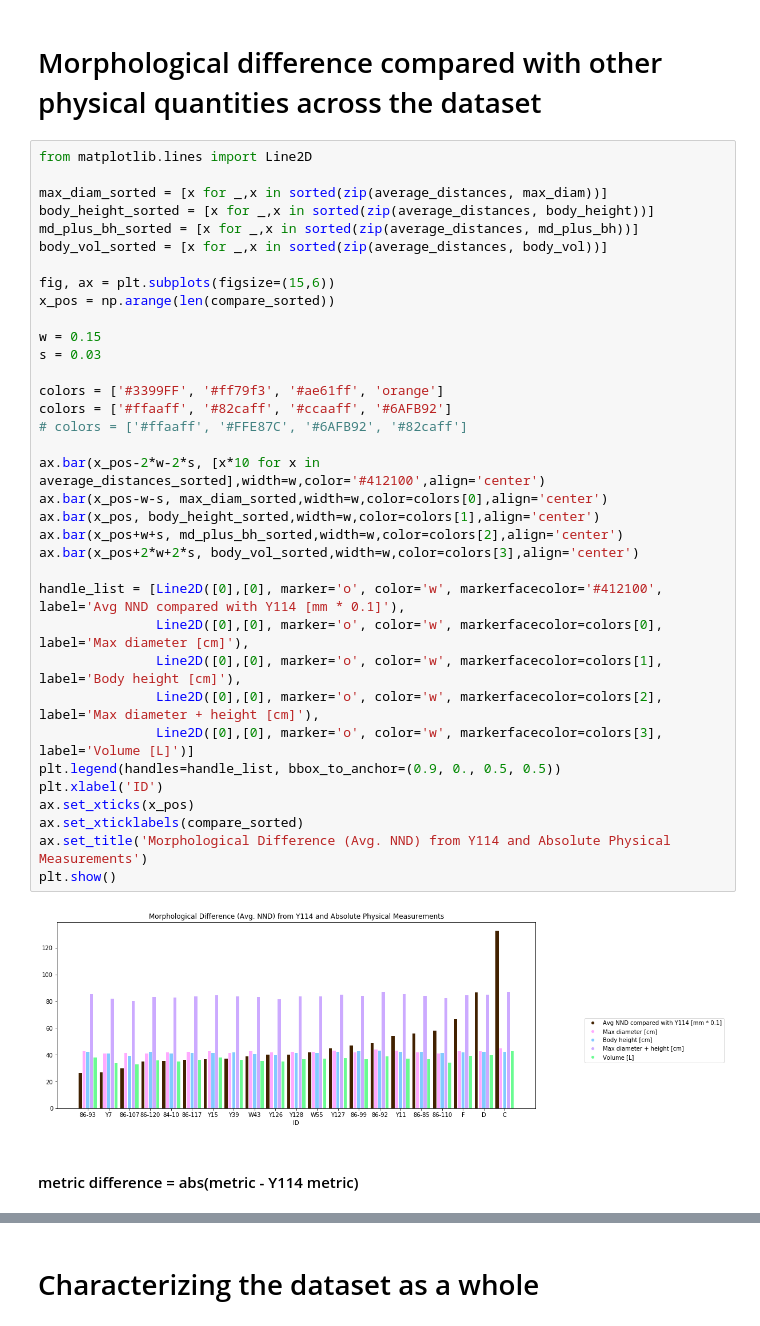
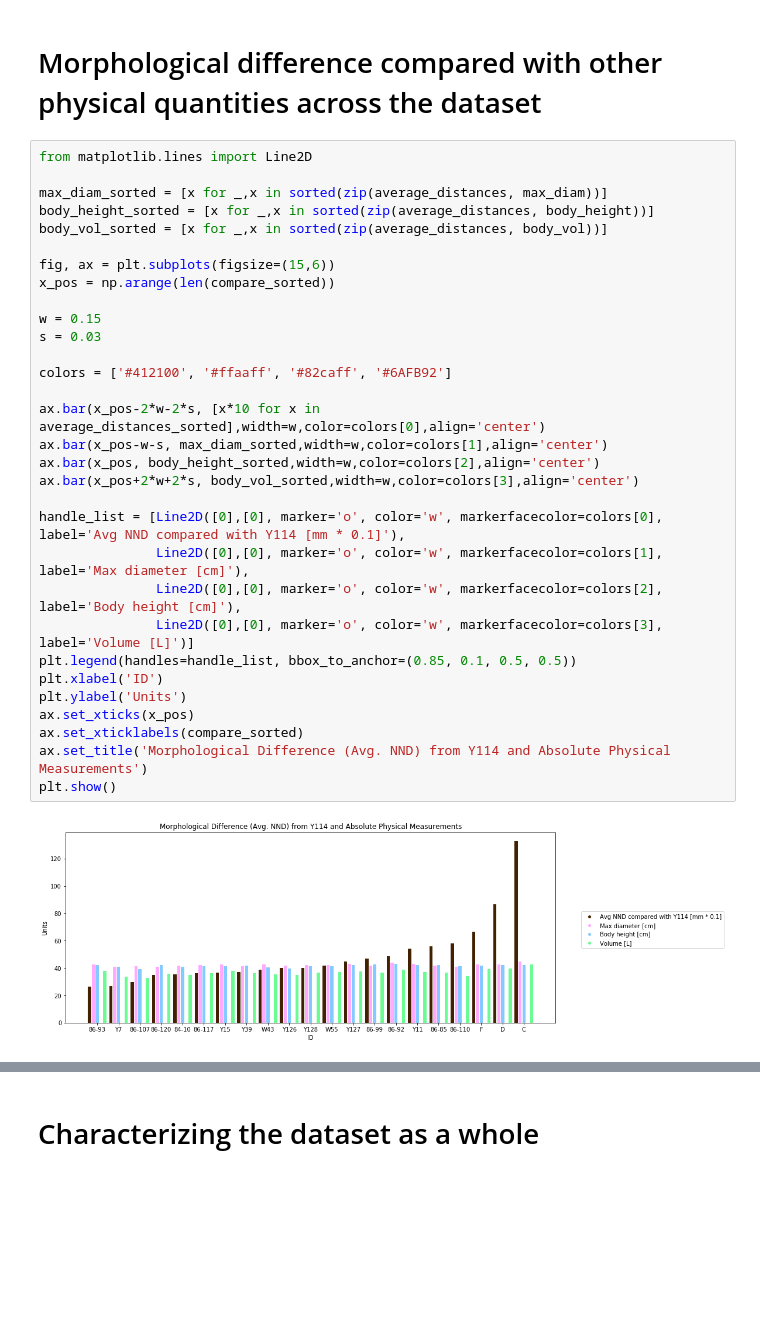
Before and after one commit to jennyvo2020/amphora, a Jupyter notebook: yassiada/total/part_2_compare_full.ipynb, the cells around one changed output, grey strips where cells are left out. Drawn from its saved outputs; the diff is of its cells as text; blank space fills up the shorter version.

```diff
--- a/yassiada/total/part_2_compare_full.ipynb
+++ b/yassiada/total/part_2_compare_full.ipynb
@@ -166,39 +165,33 @@ range body vol:     327.9 -> 425.5 L
 # %%
 from matplotlib.lines import Line2D
 
 max_diam_sorted = [x for _,x in sorted(zip(average_distances, max_diam))]
 body_height_sorted = [x for _,x in sorted(zip(average_distances, body_height))]
-md_plus_bh_sorted = [x for _,x in sorted(zip(average_distances, md_plus_bh))]
 body_vol_sorted = [x for _,x in sorted(zip(average_distances, body_vol))]
 
 fig, ax = plt.subplots(figsize=(15,6))
 x_pos = np.arange(len(compare_sorted))
 
 w = 0.15
 s = 0.03
 
-colors = ['#3399FF', '#ff79f3', '#ae61ff', 'orange']
-colors = ['#ffaaff', '#82caff', '#ccaaff', '#6AFB92']
-# colors = ['#ffaaff', '#FFE87C', '#6AFB92', '#82caff']
+colors = ['#412100', '#ffaaff', '#82caff', '#6AFB92']
 
-ax.bar(x_pos-2*w-2*s, [x*10 for x in average_distances_sorted],width=w,color='#412100',align='center')
-ax.bar(x_pos-w-s, max_diam_sorted,width=w,color=colors[0],align='center')
-ax.bar(x_pos, body_height_sorted,width=w,color=colors[1],align='center')
-ax.bar(x_pos+w+s, md_plus_bh_sorted,width=w,color=colors[2],align='center')
+ax.bar(x_pos-2*w-2*s, [x*10 for x in average_distances_sorted],width=w,color=colors[0],align='center')
+ax.bar(x_pos-w-s, max_diam_sorted,width=w,color=colors[1],align='center')
+ax.bar(x_pos, body_height_sorted,width=w,color=colors[2],align='center')
 ax.bar(x_pos+2*w+2*s, body_vol_sorted,width=w,color=colors[3],align='center')
 
-handle_list = [Line2D([0],[0], marker='o', color='w', markerfacecolor='#412100', label='Avg NND compared with Y114 [mm * 0.1]'),
-               Line2D([0],[0], marker='o', color='w', markerfacecolor=colors[0], label='Max diameter [cm]'),
-               Line2D([0],[0], marker='o', color='w', markerfacecolor=colors[1], label='Body height [cm]'),
-               Line2D([0],[0], marker='o', color='w', markerfacecolor=colors[2], label='Max diameter + height [cm]'),
+handle_list = [Line2D([0],[0], marker='o', color='w', markerfacecolor=colors[0], label='Avg NND compared with Y114 [mm * 0.1]'),
+               Line2D([0],[0], marker='o', color='w', markerfacecolor=colors[1], label='Max diameter [cm]'),
+               Line2D([0],[0], marker='o', color='w', markerfacecolor=colors[2], label='Body height [cm]'),
                Line2D([0],[0], marker='o', color='w', markerfacecolor=colors[3], label='Volume [L]')]
-plt.legend(handles=handle_list, bbox_to_anchor=(0.9, 0., 0.5, 0.5))
+plt.legend(handles=handle_list, bbox_to_anchor=(0.85, 0.1, 0.5, 0.5))
 plt.xlabel('ID')
+plt.ylabel('Units')
 ax.set_xticks(x_pos)
 ax.set_xticklabels(compare_sorted)
 ax.set_title('Morphological Difference (Avg. NND) from Y114 and Absolute Physical Measurements')
 plt.show()
 # %% [output]
-[figure, old version]
+[figure, new version]
-# %% [markdown]
-#### metric difference =  abs(metric - Y114 metric)
```
Also changed, not shown: parts of 5 cells of this notebook.
